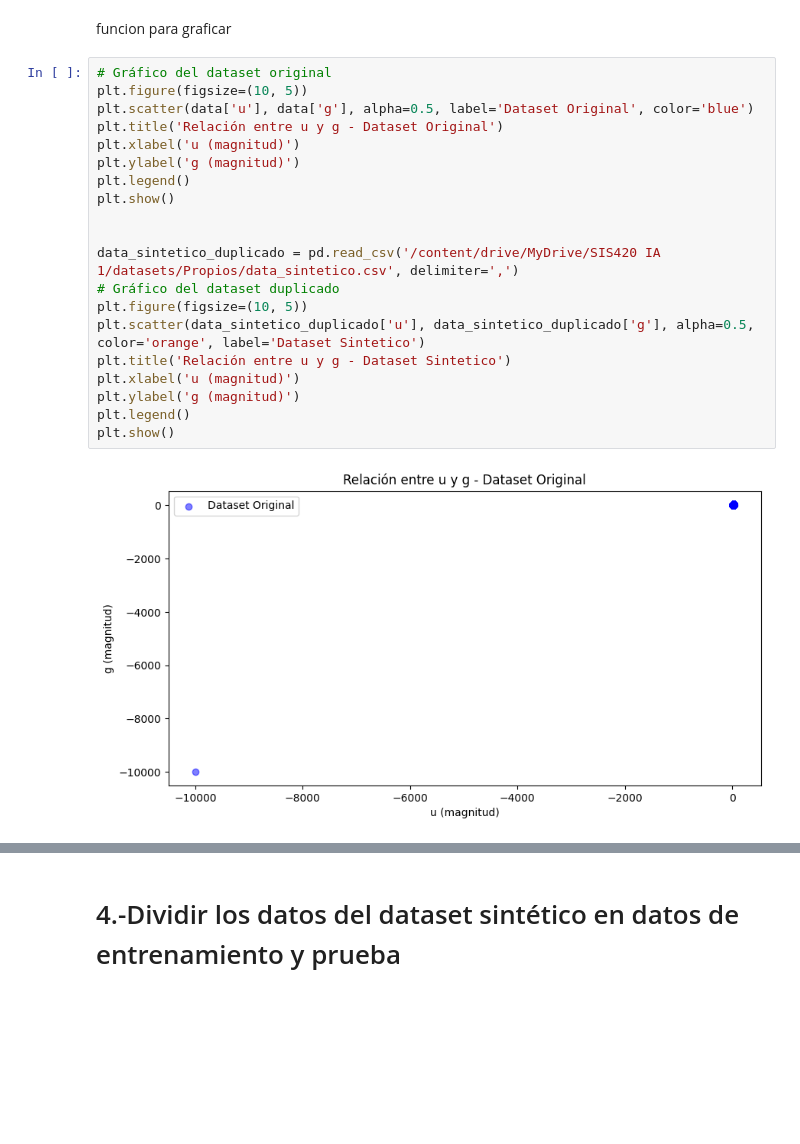
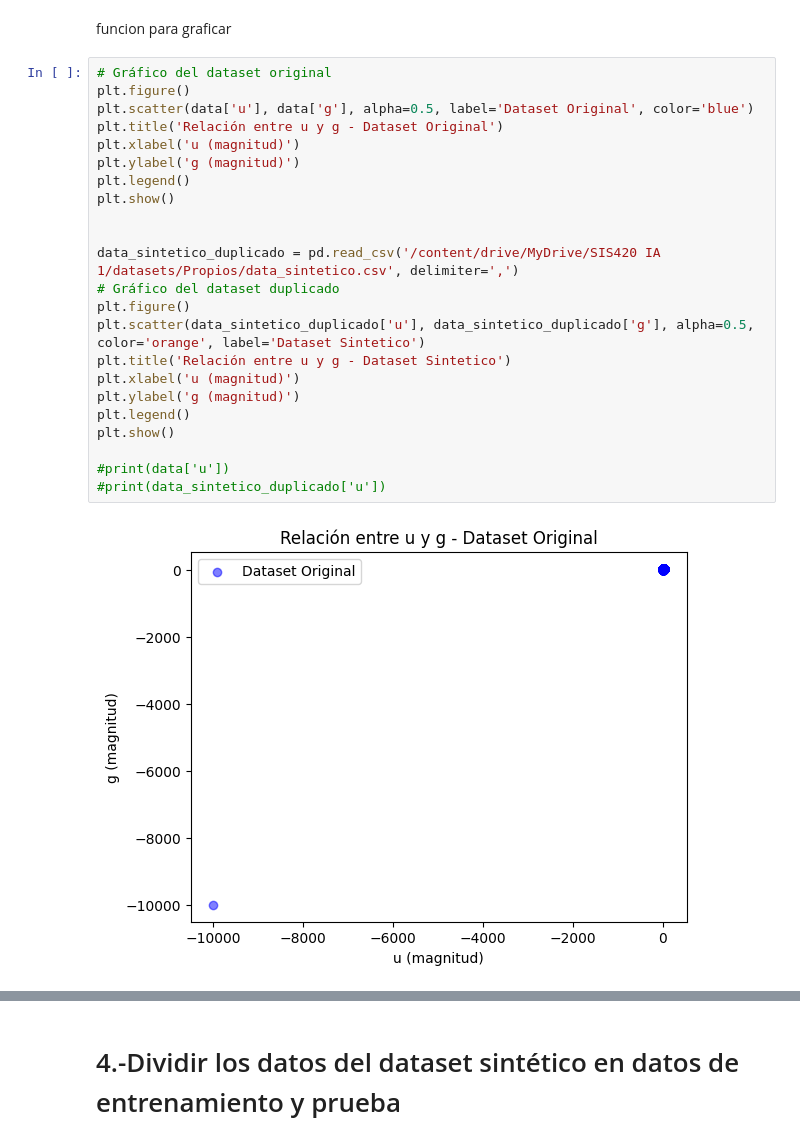
Before and after one commit to AldrinLimonUSFX/SIS420_Aldrin, a Jupyter notebook: Primer Parcial/1er_Parcial.ipynb, the cells around one changed output, grey strips where cells are left out. Cells and saved outputs as stored; diff of their text form; blank space fills up the shorter version.

```diff
--- a/Primer Parcial/1er_Parcial.ipynb
+++ b/Primer Parcial/1er_Parcial.ipynb
@@ -186,23 +186,26 @@ display(data_sintetico_duplicado)
 funcion para graficar
 # %%
 # Gráfico del dataset original
-plt.figure(figsize=(10, 5))
+plt.figure()
 plt.scatter(data['u'], data['g'], alpha=0.5, label='Dataset Original', color='blue')
 plt.title('Relación entre u y g - Dataset Original')
 plt.xlabel('u (magnitud)')
 plt.ylabel('g (magnitud)')
 plt.legend()
 plt.show()
 
 
 data_sintetico_duplicado = pd.read_csv('/content/drive/MyDrive/SIS420 IA 1/datasets/Propios/data_sintetico.csv', delimiter=',')
 # Gráfico del dataset duplicado
-plt.figure(figsize=(10, 5))
+plt.figure()
 plt.scatter(data_sintetico_duplicado['u'], data_sintetico_duplicado['g'], alpha=0.5, color='orange', label='Dataset Sintetico')
 plt.title('Relación entre u y g - Dataset Sintetico')
 plt.xlabel('u (magnitud)')
 plt.ylabel('g (magnitud)')
 plt.legend()
 plt.show()
+
+#print(data['u'])
+#print(data_sintetico_duplicado['u'])
 # %% [output]
-[figure, old version]
+[figure, new version]
```
Also changed, not shown: parts of 20 cells of this notebook, 2 other files.
